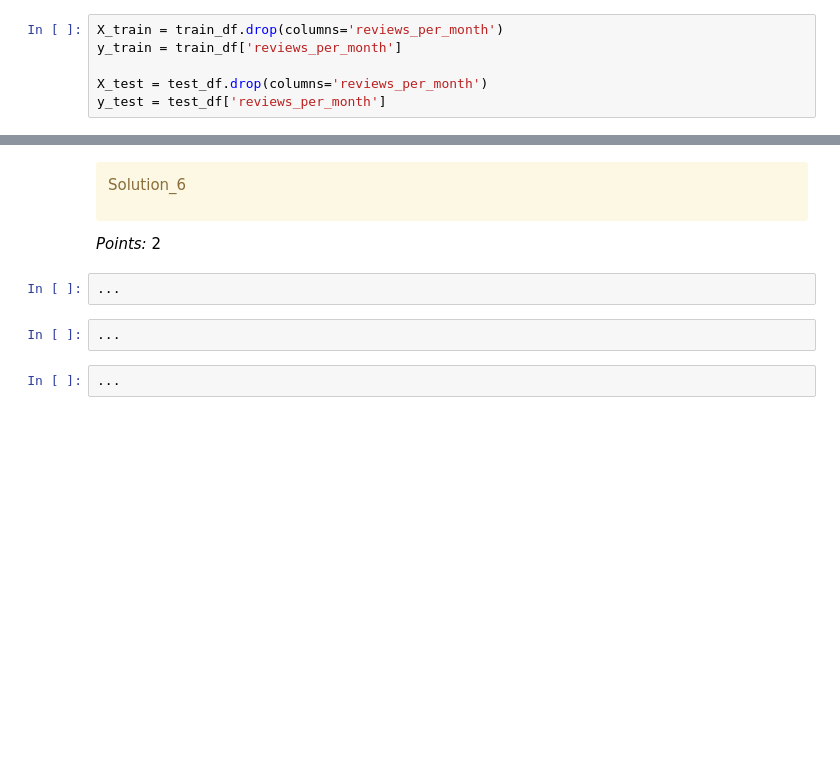
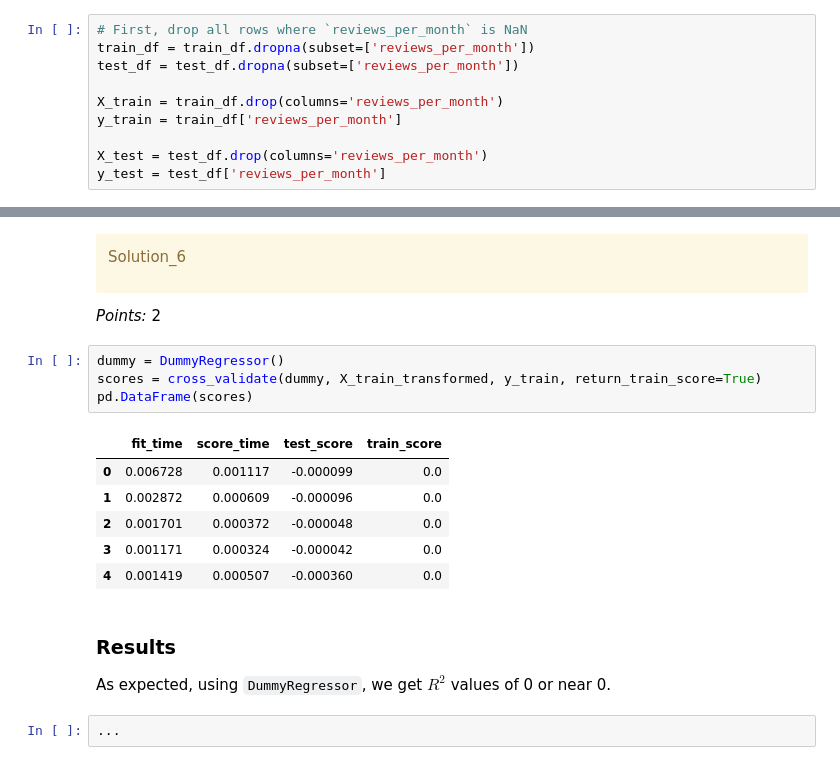
Before and after one commit to cheuyin/cpsc330-hw5, a Jupyter notebook: hw5.ipynb, the cells around one changed output, grey strips where cells are left out. Drawn from its saved outputs; the diff is of its cells as text; blank space fills up the shorter version.

```diff
--- a/hw5.ipynb
+++ b/hw5.ipynb
@@ -347,6 +348,10 @@ Solution_5
 
 _Points:_ 10
 # %%
+# First, drop all rows where `reviews_per_month` is NaN
+train_df = train_df.dropna(subset=['reviews_per_month'])
+test_df = test_df.dropna(subset=['reviews_per_month'])
+
 X_train = train_df.drop(columns='reviews_per_month')
 y_train = train_df['reviews_per_month']
 
@@ -397,10 +402,20 @@ Solution_6
 </div>
 
 _Points:_ 2
-# %%
-...
-# %%
-...
+# %%
+dummy = DummyRegressor()
+scores = cross_validate(dummy, X_train_transformed, y_train, return_train_score=True)
+pd.DataFrame(scores)
+# %% [output]
+|  | fit_time | score_time | test_score | train_score |
+| 0 | 0.006728 | 0.001117 | -0.000099 | 0.0 |
+| 1 | 0.002872 | 0.000609 | -0.000096 | 0.0 |
+| 2 | 0.001701 | 0.000372 | -0.000048 | 0.0 |
+| 3 | 0.001171 | 0.000324 | -0.000042 | 0.0 |
+| 4 | 0.001419 | 0.000507 | -0.000360 | 0.0 |
+# %% [markdown]
+### Results
+As expected, using `DummyRegressor`, we get $R^2$ values of 0 or near 0.
 # %%
 ...
 # %% [markdown]
```
Also changed, not shown: parts of 2 cells of this notebook.
